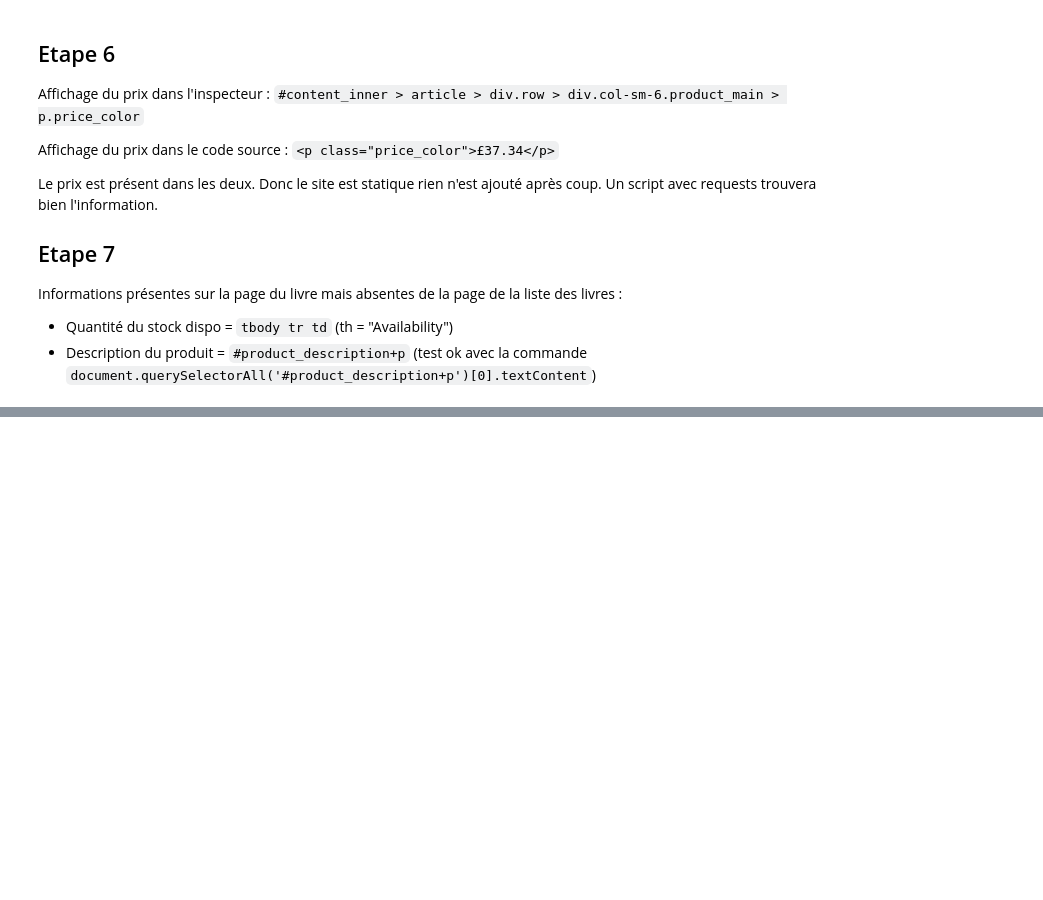
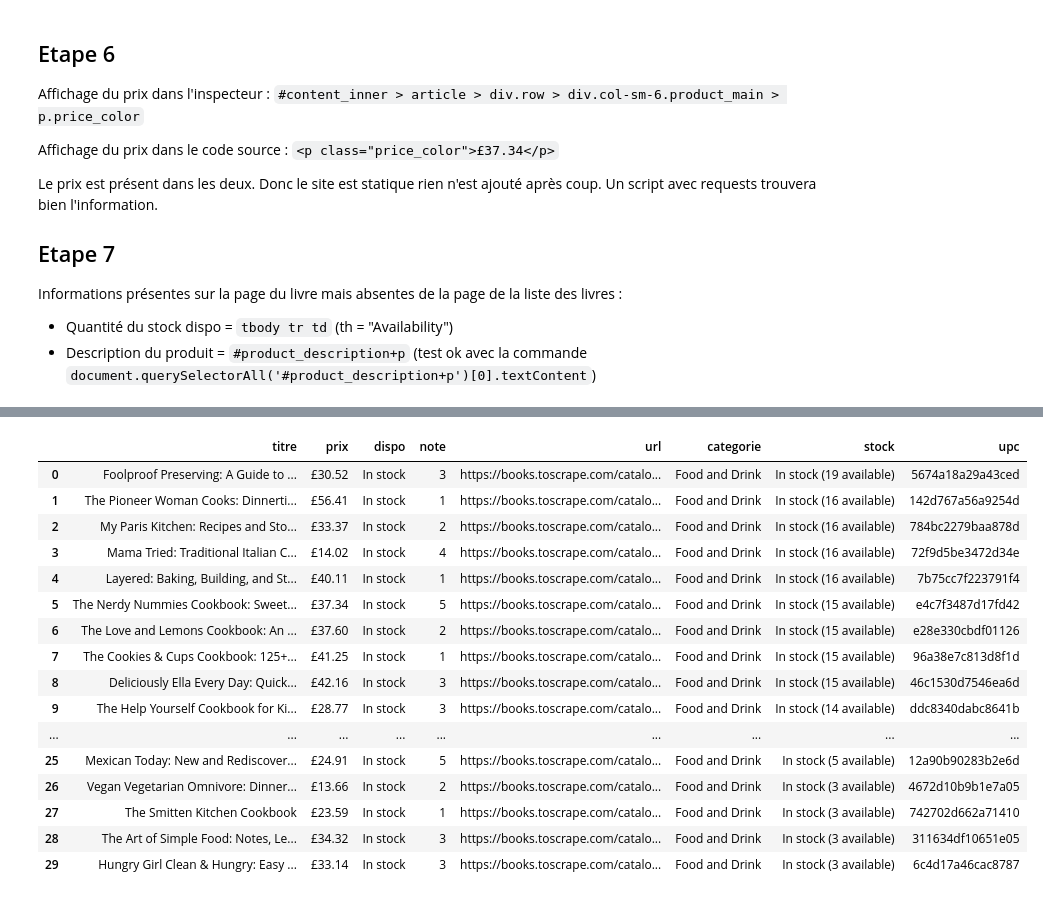
Before and after one commit to benjaminfontes/lire-collecter-une-page, a Jupyter notebook: notebooks/collecte.ipynb, the cells around one changed output, grey strips where cells are left out. Cells and saved outputs as stored; diff of their text form; code cells hidden in the pictures; blank space fills up the shorter version.

Commit message:
Etape 4 : Analyser tous les livres de toutes les pages

```diff
--- a/notebooks/collecte.ipynb
+++ b/notebooks/collecte.ipynb
@@ -54,4 +54,18 @@ Informations présentes sur la page du livre mais absentes de la page de la list
 -  Quantité du stock dispo = `tbody tr td` (th = "Availability")
 -  Description du produit = `#product_description+p` (test ok avec la commande `document.querySelectorAll('#product_description+p')[0].textContent`)
 # %%
+# Etape 1
+import requests
+
+URL = "https://books.toscrape.com/catalogue/category/books/food-and-drink_33/index.html"
+
+ENTETES = {"User-Agent": "bootcamp-data/1.0 (fontes.benjamin@gmail.com)"}
+
+r = requests.get(URL, headers=ENTETES, timeout=10)
+
+r.encoding = "utf-8"
+
+print("status   :", r.status_code)
+print("longueur :", len(r.text), "caracteres")
+print("debut    :", r.text[:60])
 # %% [output]
@@ -58,0 +89,28 @@ c:\Users\Benjo\Documents\lire-collecter-une-page\.venv\Scripts\python.exe
+# %%
+from urllib.parse import urljoin
+import pandas as pd
+
+# Traduction des notes en chiffres
+NOTES = {"One": 1, "Two": 2, "Three": 3, "Four": 4, "Five": 5}
+
+lignes = []
+
+for fiche in fiches:
+   prix = fiche.select_one("p.price_color").get_text(strip=True)        # Contenu d'une balise
+   dispo = fiche.select_one("p.instock").get_text(strip=True)           # Contenu d'une balise
+   lien_h3 = fiche.select_one("h3 a")                                   # Attribut
+   titre = lien_h3["title"]                                             # Attribut
+   href = lien_h3["href"]                                               # Attribut
+   classes = fiche.select_one("p.star-rating")["class"]                 # Lire une classe
+   note = NOTES[classes[1]]
+   lignes.append({
+        "titre": titre,
+        "prix": prix,
+        "dispo": dispo,
+        "note": note,
+        "url": urljoin(URL, href)
+    }
+    )
+
+df = pd.DataFrame(lignes)
+df
@@ -58,0 +279,21 @@ c:\Users\Benjo\Documents\lire-collecter-une-page\.venv\Scripts\python.exe
+# %%
+df = pd.DataFrame(lignes)
+df
+# %% [output]
+|  | titre | prix | dispo | note | url | categorie | stock | upc |
+| 0 | Foolproof Preserving: A Guide to ... | £30.52 | In stock | 3 | https://books.toscrape.com/catalo... | Food and Drink | In stock (19 available) | 5674a18a29a43ced |
+| 1 | The Pioneer Woman Cooks: Dinnerti... | £56.41 | In stock | 1 | https://books.toscrape.com/catalo... | Food and Drink | In stock (16 available) | 142d767a56a9254d |
+| 2 | My Paris Kitchen: Recipes and Sto... | £33.37 | In stock | 2 | https://books.toscrape.com/catalo... | Food and Drink | In stock (16 available) | 784bc2279baa878d |
+| 3 | Mama Tried: Traditional Italian C... | £14.02 | In stock | 4 | https://books.toscrape.com/catalo... | Food and Drink | In stock (16 available) | 72f9d5be3472d34e |
+| 4 | Layered: Baking, Building, and St... | £40.11 | In stock | 1 | https://books.toscrape.com/catalo... | Food and Drink | In stock (16 available) | 7b75cc7f223791f4 |
+| 5 | The Nerdy Nummies Cookbook: Sweet... | £37.34 | In stock | 5 | https://books.toscrape.com/catalo... | Food and Drink | In stock (15 available) | e4c7f3487d17fd42 |
+| 6 | The Love and Lemons Cookbook: An ... | £37.60 | In stock | 2 | https://books.toscrape.com/catalo... | Food and Drink | In stock (15 available) | e28e330cbdf01126 |
+| 7 | The Cookies & Cups Cookbook: 125+... | £41.25 | In stock | 1 | https://books.toscrape.com/catalo... | Food and Drink | In stock (15 available) | 96a38e7c813d8f1d |
+| 8 | Deliciously Ella Every Day: Quick... | £42.16 | In stock | 3 | https://books.toscrape.com/catalo... | Food and Drink | In stock (15 available) | 46c1530d7546ea6d |
+| 9 | The Help Yourself Cookbook for Ki... | £28.77 | In stock | 3 | https://books.toscrape.com/catalo... | Food and Drink | In stock (14 available) | ddc8340dabc8641b |
+| ... | ... | ... | ... | ... | ... | ... | ... | ... |
+| 25 | Mexican Today: New and Rediscover... | £24.91 | In stock | 5 | https://books.toscrape.com/catalo... | Food and Drink | In stock (5 available) | 12a90b90283b2e6d |
+| 26 | Vegan Vegetarian Omnivore: Dinner... | £13.66 | In stock | 2 | https://books.toscrape.com/catalo... | Food and Drink | In stock (3 available) | 4672d10b9b1e7a05 |
+| 27 | The Smitten Kitchen Cookbook | £23.59 | In stock | 1 | https://books.toscrape.com/catalo... | Food and Drink | In stock (3 available) | 742702d662a71410 |
+| 28 | The Art of Simple Food: Notes, Le... | £34.32 | In stock | 3 | https://books.toscrape.com/catalo... | Food and Drink | In stock (3 available) | 311634df10651e05 |
+| 29 | Hungry Girl Clean & Hungry: Easy ... | £33.14 | In stock | 3 | https://books.toscrape.com/catalo... | Food and Drink | In stock (3 available) | 6c4d17a46cac8787 |
```
Also changed, not shown: parts of 10 cells of this notebook.
